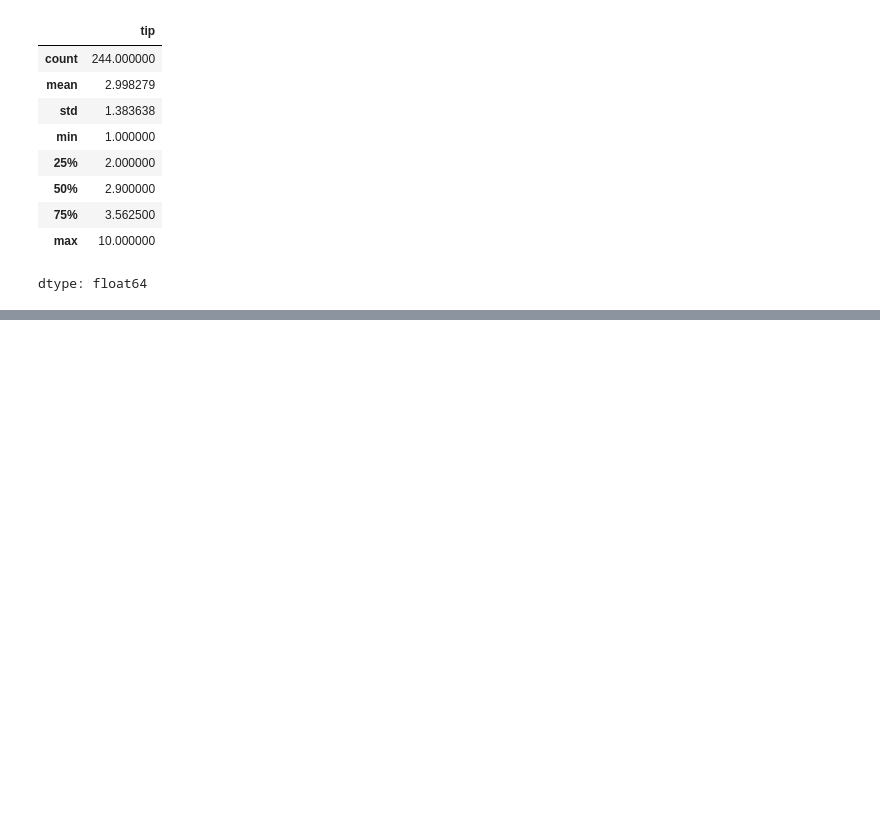
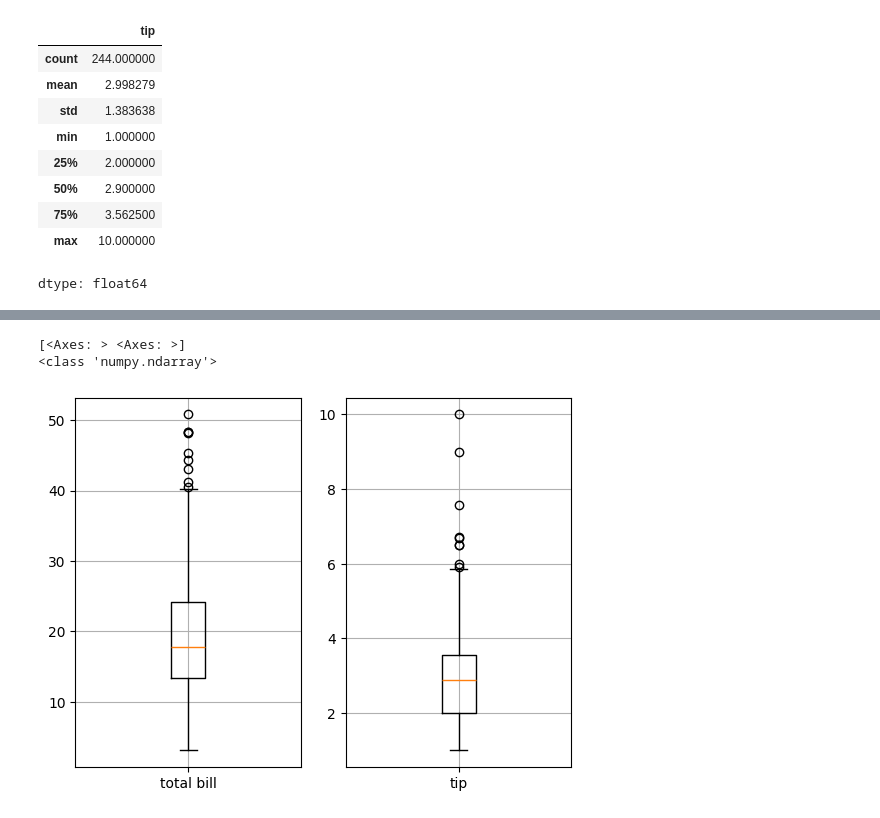
Before and after one commit to JakeOh/202511_BD53, a Jupyter notebook: lab_python/da04_matplotlib.ipynb, the cells around one changed output, grey strips where cells are left out. Drawn from its saved outputs; the diff is of its cells as text; code cells hidden in the pictures; blank space fills up the shorter version.

```diff
--- a/lab_python/da04_matplotlib.ipynb
+++ b/lab_python/da04_matplotlib.ipynb
@@ -140,0 +164,16 @@ dtype: float64
+# %%
+fig, axes = plt.subplots(nrows=1, ncols=2)
+print(axes)  # axes: Axes 클래스 객체들을 저장하고 있는 배열(ndarray)
+print(type(axes))
+
+axes[0].boxplot(x=tips.total_bill, tick_labels=['total bill'])
+axes[1].boxplot(x=tips.tip, tick_labels=['tip'])
+
+axes[0].grid()
+axes[1].grid()
+
+plt.show()
+# %% [output]
+[<Axes: > <Axes: >]
+<class 'numpy.ndarray'>
+[figure, added]
```
Also changed, not shown: parts of 3 cells of this notebook.
